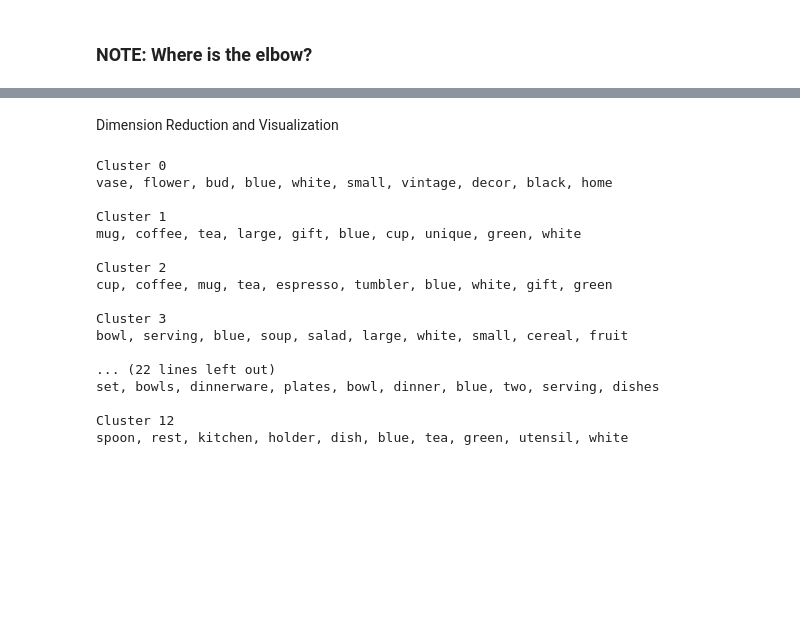
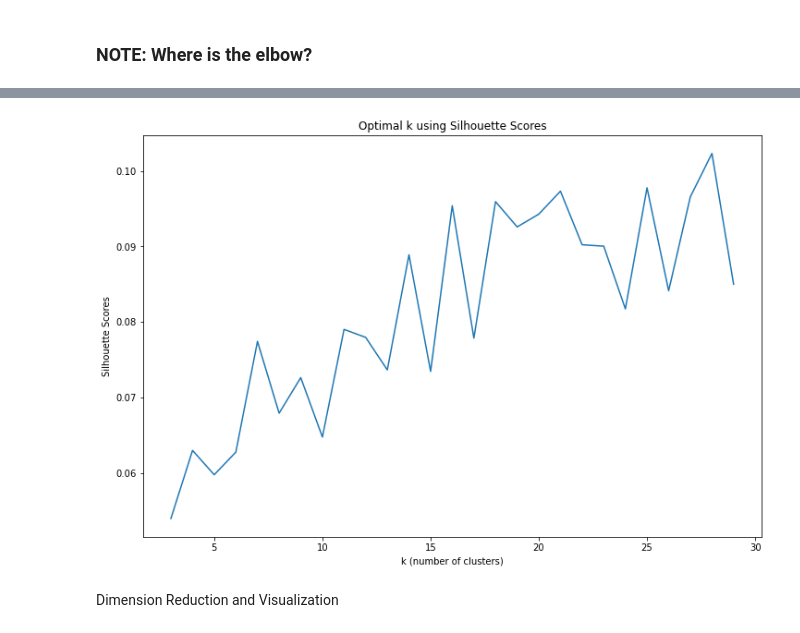
Before and after one commit to torisatori/etsy-pottery, a Jupyter notebook: TF-IDF Vectorization w K-Means Clustering on Titles.ipynb, the cells around one changed output, grey strips where cells are left out. Drawn from its saved outputs; the diff is of its cells as text; code cells hidden in the pictures; blank space fills up the shorter version.

```diff
--- a/TF-IDF Vectorization w K-Means Clustering on Titles.ipynb
+++ b/TF-IDF Vectorization w K-Means Clustering on Titles.ipynb
@@ -110,0 +112,9 @@ df['cluster'] = clusters.tolist()
+# %%
+# calculate the silhouette scores for the range of values indicated by the elbow method
+# NOTE: the range for K cannot include 1
+silhouette_scores = []
+K = range(3,30)
+for k in K:
+    km = KMeans(n_clusters=k, random_state = 42)
+    km = km.fit(V)
+    silhouette_scores.append(silhouette_score(V, km.labels_, metric='euclidean'))
@@ -111,3 +141,16 @@ df['cluster'] = clusters.tolist()
+# %%
+# plot the k values vs silhouette score
+plt.figure(figsize=(12, 8))
+
+sns.lineplot(x=K, y=silhouette_scores)
+
+plt.xlabel('k (number of clusters)')
+plt.ylabel('Silhouette Scores')
+plt.title('Optimal k using Silhouette Scores')
+
+plt.show()
+# %% [output]
+[figure, added]
 # %% [markdown]
 Dimension Reduction and Visualization
 # %%
@@ -128,23 +171,3 @@ df['yD'] = yD
-# %%
-top_words(10)
-# %% [output]
-Cluster 0
-vase, flower, bud, blue, white, small, vintage, decor, black, home
-
-Cluster 1
-mug, coffee, tea, large, gift, blue, cup, unique, green, white
-
-Cluster 2
-cup, coffee, mug, tea, espresso, tumbler, blue, white, gift, green
-
-Cluster 3
-bowl, serving, blue, soup, salad, large, white, small, cereal, fruit
-
-... (22 lines left out)
-set, bowls, dinnerware, plates, bowl, dinner, blue, two, serving, dishes
-
-Cluster 12
-spoon, rest, kitchen, holder, dish, blue, tea, green, utensil, white
 # %%
 # plot the clusters
 plt.figure(figsize=(14, 8))
```
Also changed, not shown: parts of 20 cells of this notebook, 5 other files.
